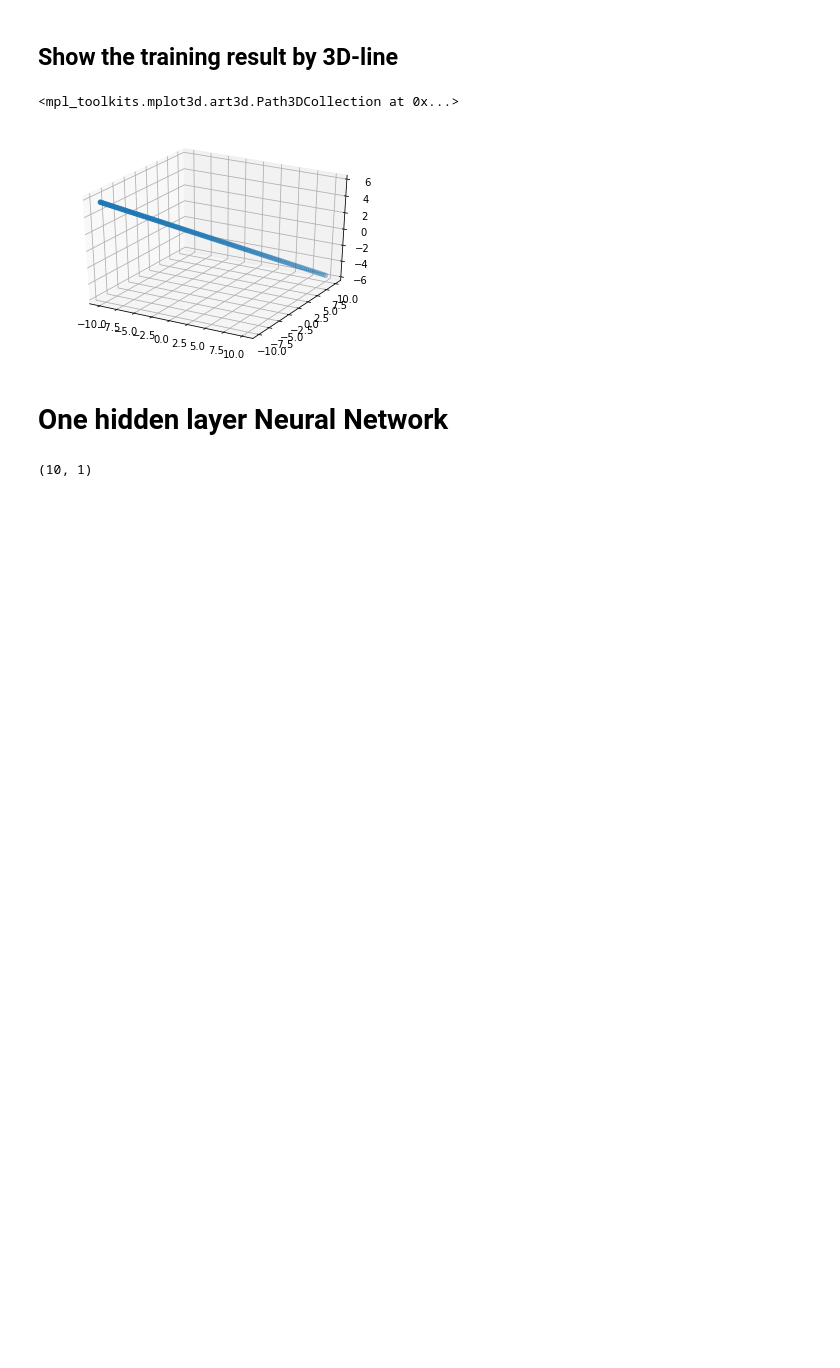
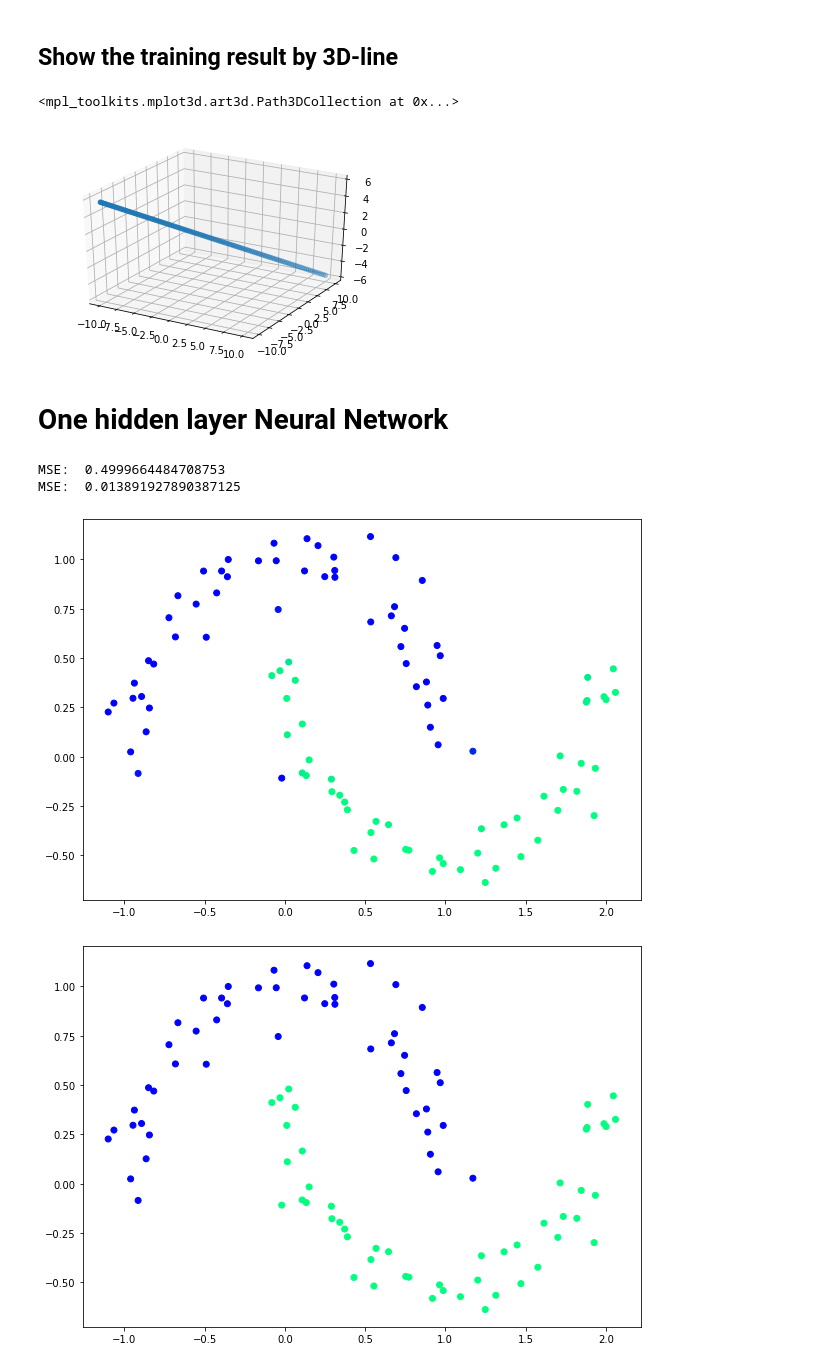
Before and after one commit to gimquokka/ML, a Jupyter notebook: One_hidden_layer_Neural_Netork.ipynb, the cells around one changed output. Cells and saved outputs as stored; diff of their text form; code cells hidden in the pictures; blank space fills up the shorter version.

```diff
--- a/One_hidden_layer_Neural_Netork.ipynb
+++ b/One_hidden_layer_Neural_Netork.ipynb
@@ -115,21 +115,65 @@ ax.scatter(xx, yy, z)
 [figure]
 # %% [markdown]
 # One hidden layer Neural Network
-# %%
-# feature_set.shape = (100,2)
-# labels = (100, 1)
-
-# Initalize parameters
-w_h1 = np.random.rand(len(feature_set[0]), 10) # w_h1.shape = 2 X 10
-w_output = np.random.rand(len(w_h1[0]), 1) # w_output.shape = 10 X 1
-
-# Training iteration process
-
-training_num = 1000
-
-for num in range(training_num):
-# Feed-foward propagation
-
-# Back propagation
-# %% [output]
-(10, 1)
+# %%
+# feature_set.shape = (100,2)
+# labels = (100, 1)
+
+# Initalize parameters
+w_h1 = np.random.rand(len(feature_set[0]), 40) # w_h1.shape = 2 X 10
+w_output = np.random.rand(len(w_h1[0]), 1) # w_output.shape = 10 X 1
+learning_rate = 0.1
+
+# Training iteration process
+
+training_num = 20000
+
+for num in range(training_num):
+
+  # Feed-foward propagation
+  # Step 1: Input to first hidden layer
+  z_h1 = np.dot(feature_set, w_h1) # z_h1.shape = 100 X 10
+  a_h1 = sigmoid(z_h1)
+  # Step 2: first hidden layer to output layer
+  z_output = np.dot(a_h1, w_output) # z_output = 100 X 1
+  a_output = sigmoid(z_output)
+
+  MSE = (1/len(labels[:,0]))*np.sum(np.square(labels - a_output))
+  if num%10000 == 0:
+    print('MSE: ', MSE)
+
+  # Back propagation
+  # Step1: Output layer to fist hidden layer
+  dcost_over_da_output = a_output - labels # shape: 100 x 1
+  da_output_over_dz_output = sigmoid_der(z_output) # shape: 100 x 1
+  dz_output_over_dw_output = a_h1 # shape: 100 x 10
+
+  # shape = 10 X 1
+  dcost_dw_output = np.dot(dz_output_over_dw_output.T , dcost_over_da_output*da_output_over_dz_output)
+
+  # Step2: Input to first hidden layer, shape 2 x 10
+  dcost_over_dz_output = dcost_over_da_output * da_output_over_dz_output # shape: 100 x 1
+  dz_output_over_da_h1 = w_output # shape: 10 x 1
+
+  dcost_over_da_h1 = np.dot(dcost_over_dz_output, dz_output_over_da_h1.T) # shape: 100 x 10
+
+  da_h1_over_dz_h1 = sigmoid_der(z_h1) # shape: 100 x 10
+  dz_output_over_dw_h1 = feature_set # shape: 100 x 2
+
+  dcost_over_dw_h1 = np.dot(dz_output_over_dw_h1.T, da_h1_over_dz_h1*dcost_over_da_h1) # shape: 2 x 10
+
+  w_h1 -= learning_rate*dcost_over_dw_h1
+  w_output -= learning_rate*dcost_dw_output
+
+plt.figure(figsize=(10,7))
+plt.scatter(feature_set[:,0], feature_set[:,1], c=a_output, cmap=plt.cm.winter)
+plt.show()
+
+plt.figure(figsize=(10,7))
+plt.scatter(feature_set[:,0], feature_set[:,1], c=labels, cmap=plt.cm.winter)
+plt.show()
+# %% [output]
+MSE:  0.4999664484708753
+MSE:  0.013891927890387125
+[figure, added]
+[figure, added]
```
